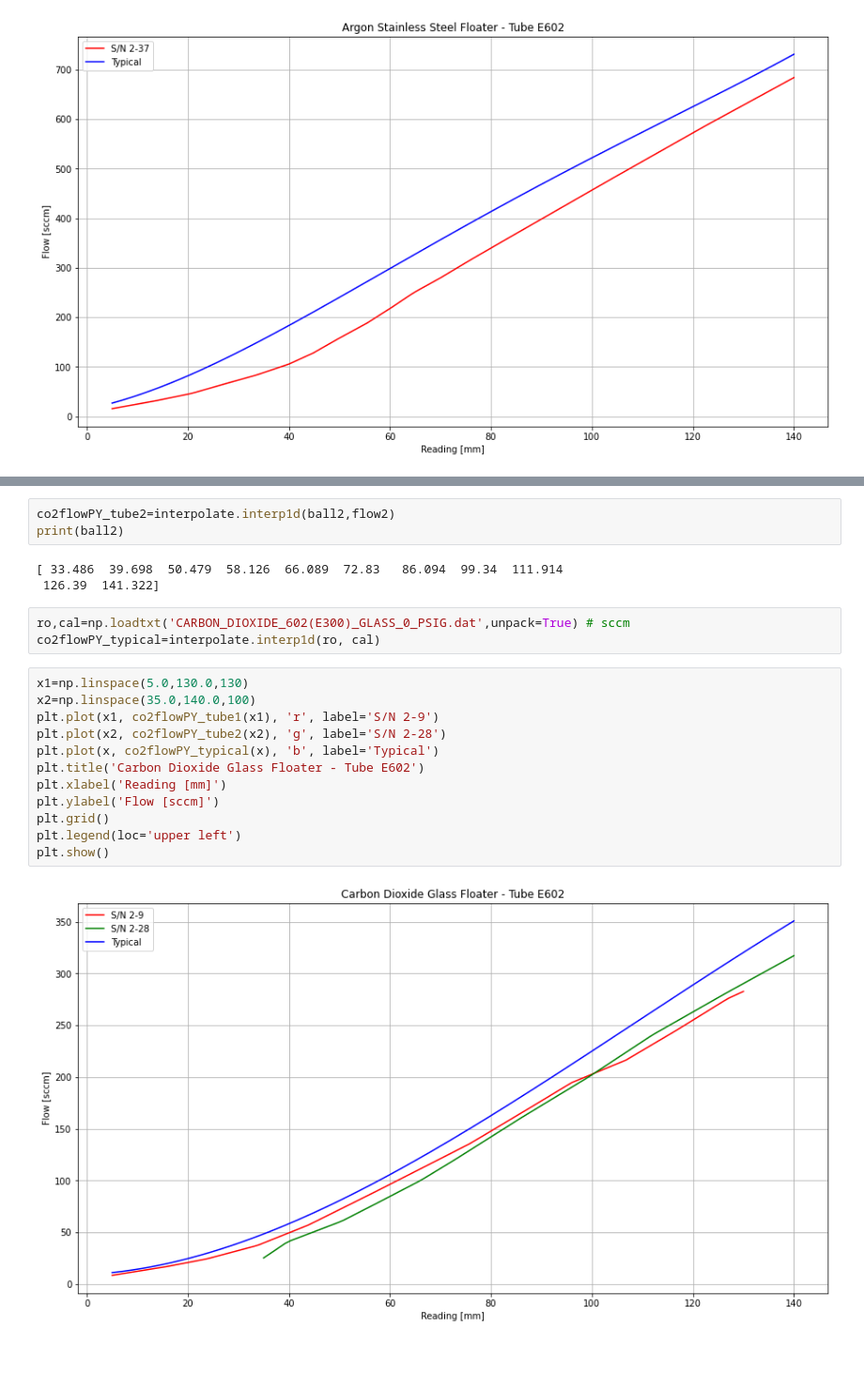
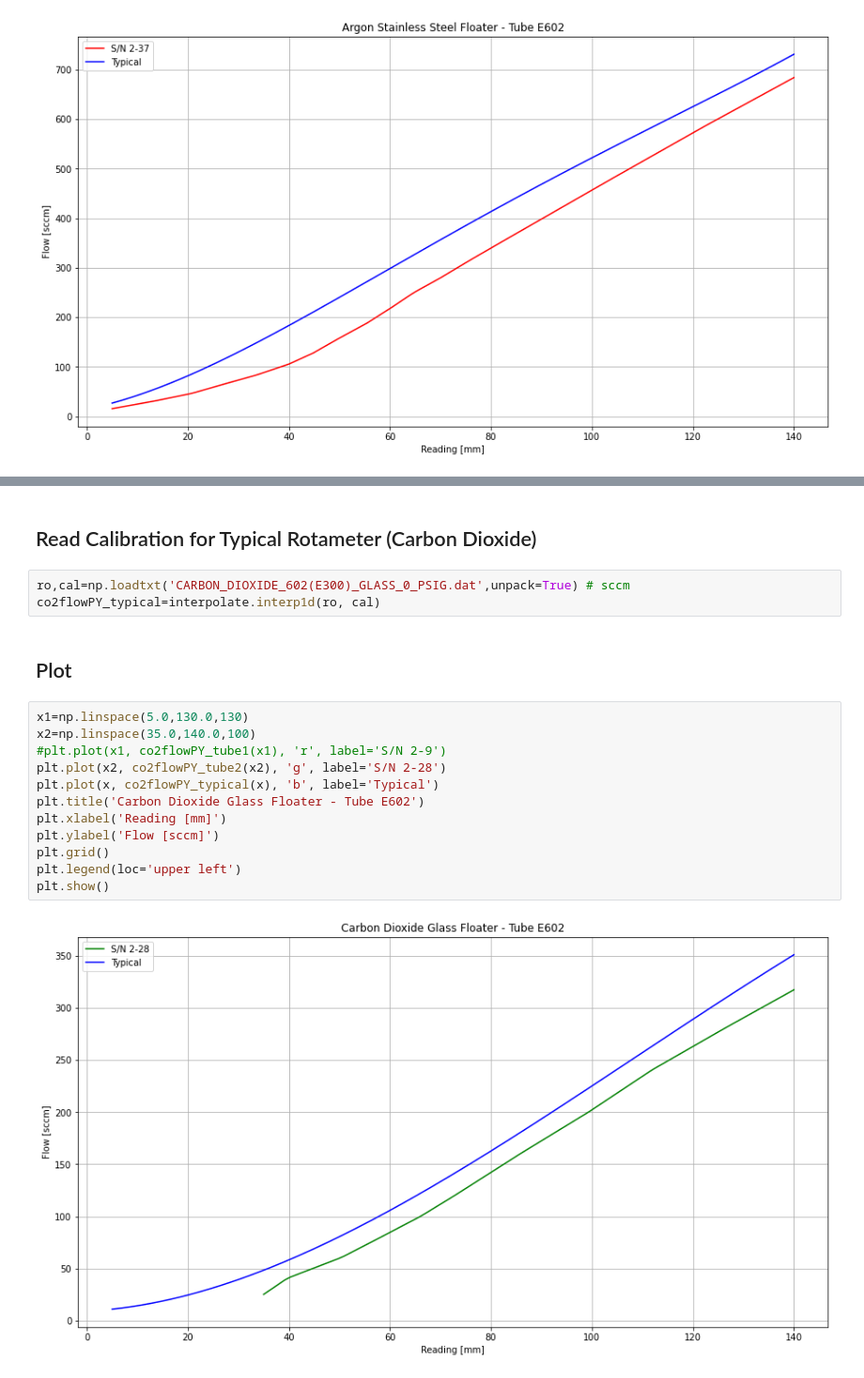
Before and after one commit to a-capra/rotameter, a Jupyter notebook: TubesCalibration.ipynb, the cells around one changed output, grey strips where cells are left out. Shown: that part at 94% size. Drawn from its saved outputs; the diff is of its cells as text.

```diff
--- a/TubesCalibration.ipynb
+++ b/TubesCalibration.ipynb
@@ -64,23 +76,21 @@ with open('E602_SN2-28_CarbonDioxide_PY.csv', newline='') as csvfile:
-# %%
-co2flowPY_tube2=interpolate.interp1d(ball2,flow2)
-print(ball2)
-# %% [output]
-[ 33.486  39.698  50.479  58.126  66.089  72.83   86.094  99.34  111.914
- 126.39  141.322]
+# %% [markdown]
+## Read Calibration for Typical Rotameter (Carbon Dioxide)
 # %%
 ro,cal=np.loadtxt('CARBON_DIOXIDE_602(E300)_GLASS_0_PSIG.dat',unpack=True) # sccm
 co2flowPY_typical=interpolate.interp1d(ro, cal)
+# %% [markdown]
+## Plot
 # %%
 x1=np.linspace(5.0,130.0,130)
 x2=np.linspace(35.0,140.0,100)
-plt.plot(x1, co2flowPY_tube1(x1), 'r', label='S/N 2-9')
+#plt.plot(x1, co2flowPY_tube1(x1), 'r', label='S/N 2-9')
 plt.plot(x2, co2flowPY_tube2(x2), 'g', label='S/N 2-28')
 plt.plot(x, co2flowPY_typical(x), 'b', label='Typical')
 plt.title('Carbon Dioxide Glass Floater - Tube E602')
 plt.xlabel('Reading [mm]')
 plt.ylabel('Flow [sccm]')
 plt.grid()
 plt.legend(loc='upper left')
 plt.show()
 # %% [output]
-[figure, old version]
+[figure, new version]
```
Also changed, not shown: parts of 24 cells of this notebook.
